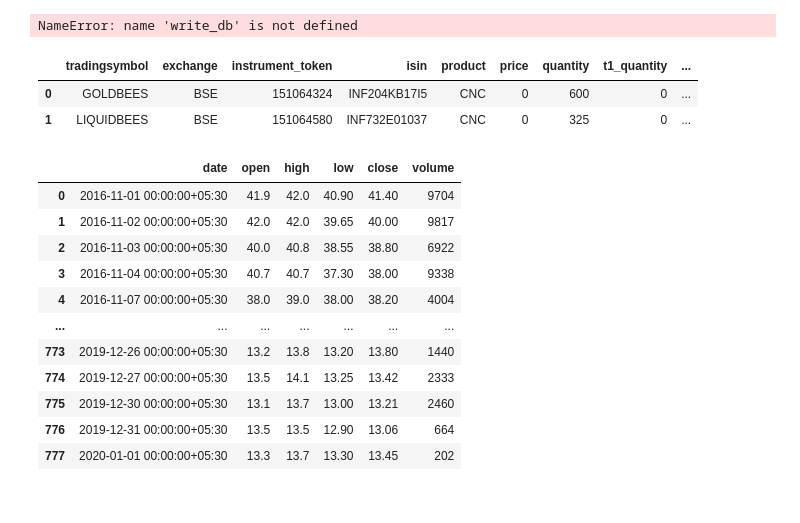
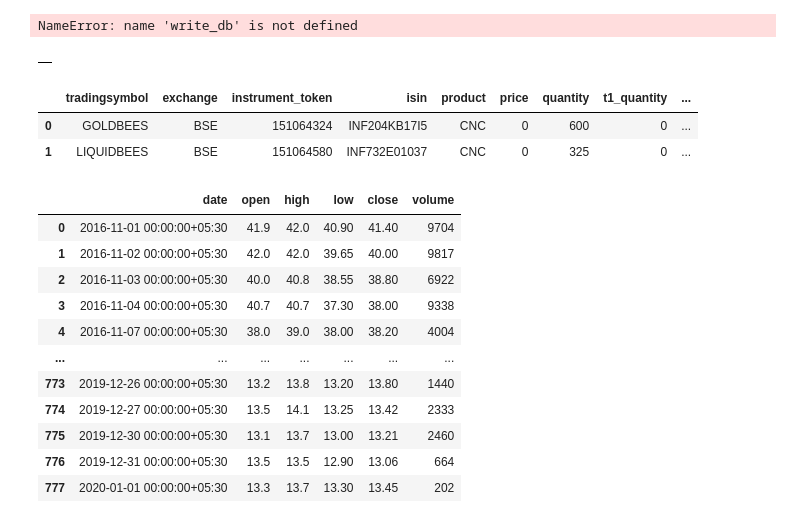
Before and after one commit to saeed349/Dash-Multi-Page-App-Template, a Jupyter notebook: Storage/notebooks/Brokers/Zerodha/Zerodha.ipynb, the cells around one changed output. Saved outputs shown, nothing was run; the diff lists cells and outputs as text; code cells hidden in the pictures.

```diff
--- a/Storage/notebooks/Brokers/Zerodha/Zerodha.ipynb
+++ b/Storage/notebooks/Brokers/Zerodha/Zerodha.ipynb
@@ -150,7 +150,11 @@ write_db.write_db_dataframe(df=pd.DataFrame(symbols), conn=conn, table='symbol')
 # %% [output]
 NameError: name 'write_db' is not defined
 # %%
-df_data=kite.historical_data(instrument_token=128048900,from_date='2016-10-01',to_date='2020-01-01',interval='day')
+df_data=kite.historical_data(instrument_token=128048900,from_date='2020-10-06',to_date='2020-10-07',interval='day')
+# %%
+pd.DataFrame(df_data)
+# %% [output]
+|  |
 # %%
 portfolio=kite.holdings()
 # %%
```
Also changed, not shown: 7 other files.
